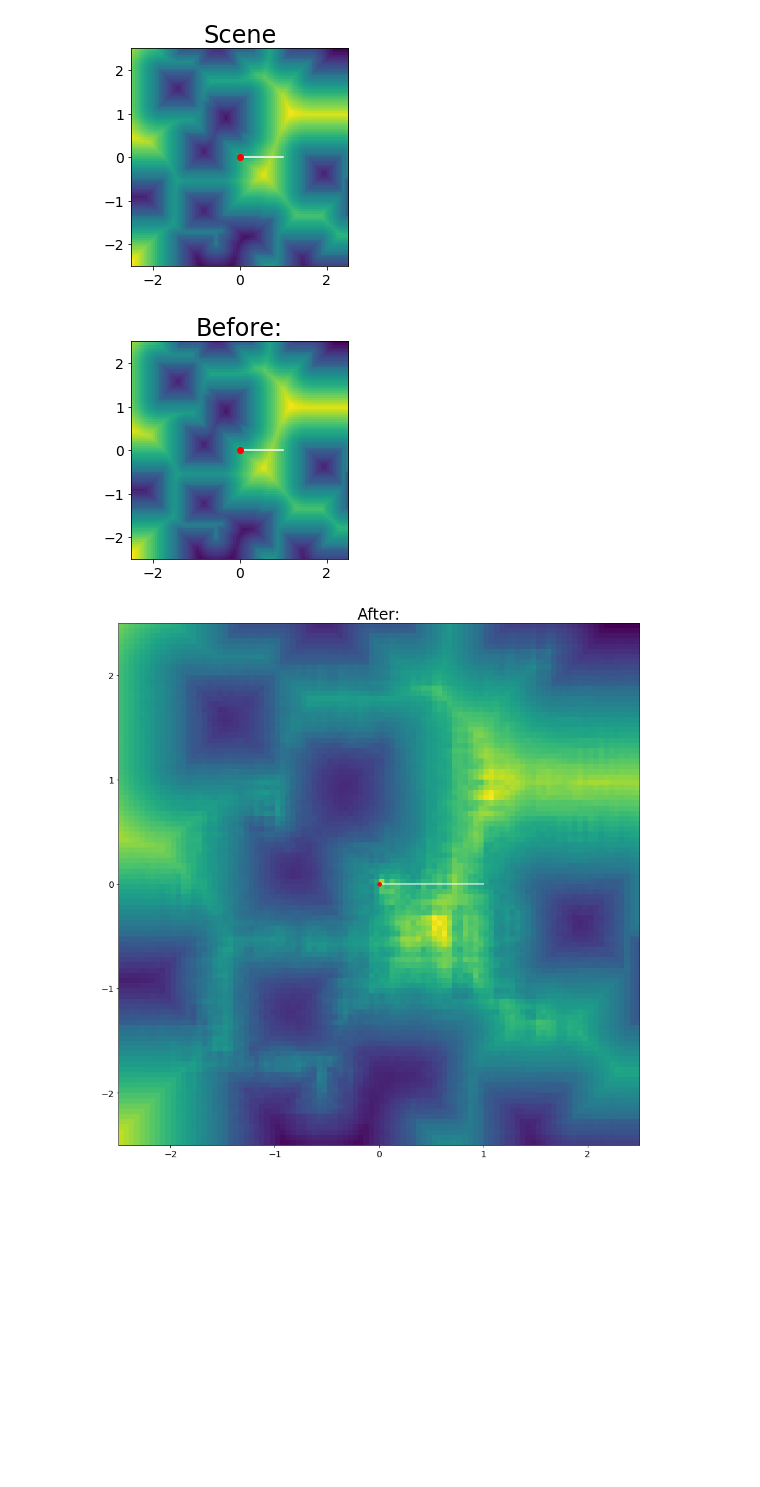
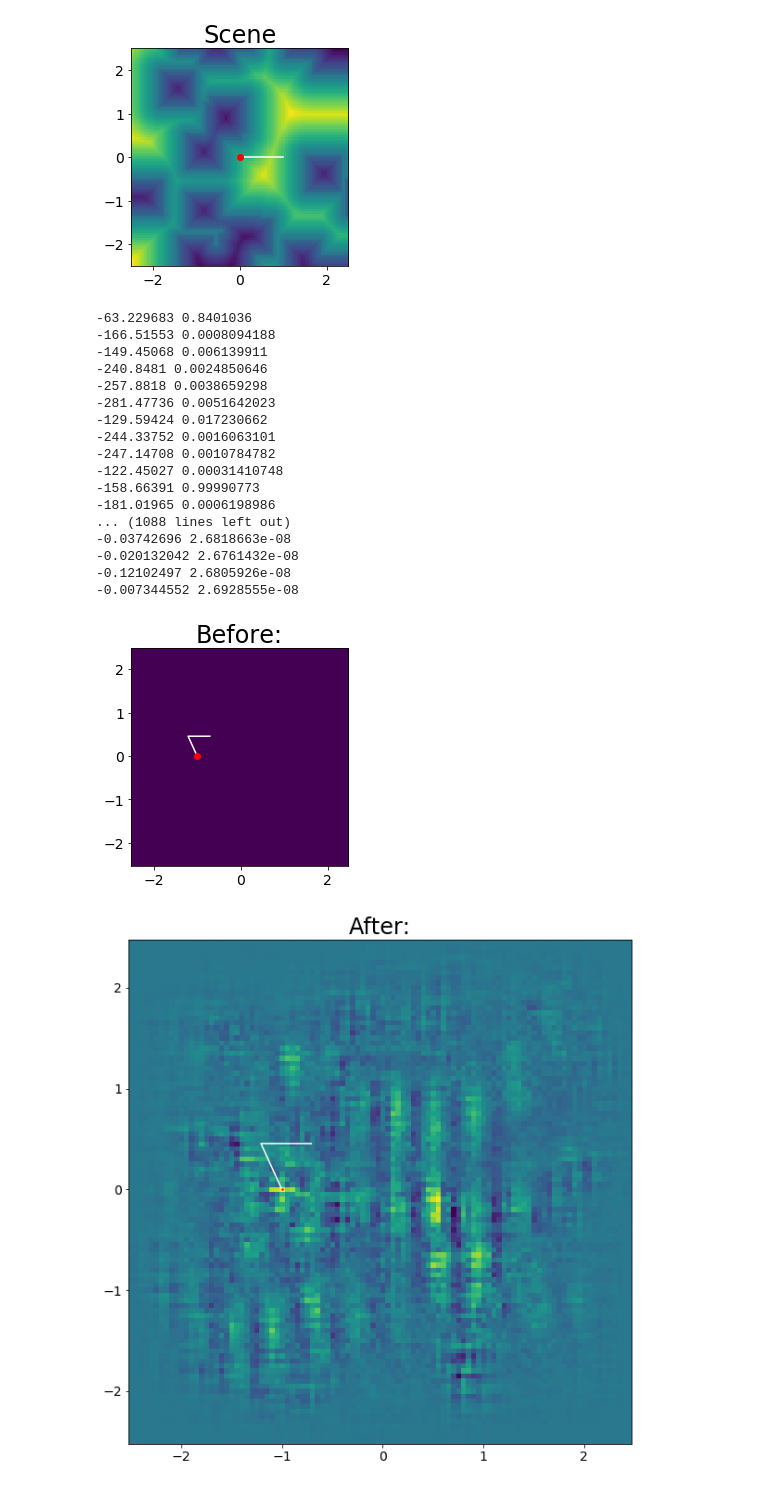
Before and after one commit to UM-ARM-Lab/unreliable-deform-manipulation, a Jupyter notebook: link_bot_models/notebooks/raster CNN viz.ipynb, the cells around one changed output. Cells and saved outputs as stored; diff of their text form; code cells hidden in the pictures; blank space fills up the shorter version.

```diff
--- a/link_bot_models/notebooks/raster CNN viz.ipynb
+++ b/link_bot_models/notebooks/raster CNN viz.ipynb
@@ -155,40 +152,62 @@ grads /= (K.sqrt(K.mean(K.square(grads)))+ 1e-5)
 
 iterate = K.function(model.keras_model.inputs,[loss,grads])
 
-step = 0.1
+step = 0.05
 
 sdf_data = link_bot_pycommon.SDF.load("./data/train_1_10/sdf_data_0.npz")
+rope_configuration = link_bot_pycommon.make_rope_configuration(-1.0, 0, 2, 0)
 rope_images = link_bot_pycommon.make_rope_images(sdf_data, rope_configuration)
 x = {
     'sdf': sdf_data.sdf[np.newaxis, :, :, np.newaxis],
     'rope_image': rope_images,
 }
 
 Z_in = x['sdf']
+Z_in = np.zeros_like(x['sdf'])
 Z_adapt = Z_in.copy()
 
 while True:
     loss_val, grads_val = iterate([Z_adapt, rope_images])
-    Z_adapt -= grads_val[0] * step * 1e-1
+    clipped_grad = np.clip(grads_val[0], -1, 1)
+    Z_adapt -= clipped_grad * step
     m = np.sum(grads_val)
-    if abs(m) < 0.1:
+    print(m, loss_val)
+    if abs(m) < 0.01:
         break
+
+extent = sdf_data.extent - np.array([sdf_data.resolution[0]/2, sdf_data.resolution[0]/2, sdf_data.resolution[0]/2, sdf_data.resolution[0]/2])
 
 plt.figure()
 plt.title("Before:")
-plt.imshow(np.flipud(Z_in.squeeze().T), extent=sdf_data.extent)
+plt.imshow(np.flipud(Z_in.squeeze().T), extent=extent)
 plt.plot([rope_configuration[0], rope_configuration[2], rope_configuration[4]],
          [rope_configuration[1], rope_configuration[3], rope_configuration[5]], c='w')
 plt.scatter(rope_configuration[4], rope_configuration[5], c='r', zorder=3)
 
-
-plt.figure(figsize=(15,15))
+plt.figure(figsize=(10,10))
 plt.title("After:")
-plt.imshow(np.flipud(Z_adapt.squeeze().T), extent=sdf_data.extent)
+plt.imshow(np.flipud(Z_adapt.squeeze().T), extent=extent)
 plt.plot([rope_configuration[0], rope_configuration[2], rope_configuration[4]],
          [rope_configuration[1], rope_configuration[3], rope_configuration[5]], c='w')
-plt.scatter(rope_configuration[4], rope_configuration[5], c='r', zorder=3)
+plt.scatter(rope_configuration[4], rope_configuration[5], c='r', zorder=3, s=2)
 None;
 # %% [output]
+-63.229683 0.8401036
+-166.51553 0.0008094188
+-149.45068 0.006139911
+-240.8481 0.0024850646
+-257.8818 0.0038659298
+-281.47736 0.0051642023
+-129.59424 0.017230662
+-244.33752 0.0016063101
+-247.14708 0.0010784782
+-122.45027 0.00031410748
+-158.66391 0.99990773
+-181.01965 0.0006198986
+... (1088 lines left out)
+-0.03742696 2.6818663e-08
+-0.020132042 2.6761432e-08
+-0.12102497 2.6805926e-08
+-0.007344552 2.6928555e-08
-[figure, old version]
+[figure, new version]
-[figure, old version]
+[figure, new version]
```
Also changed, not shown: parts of 1 cell of this notebook, 1 other file.
